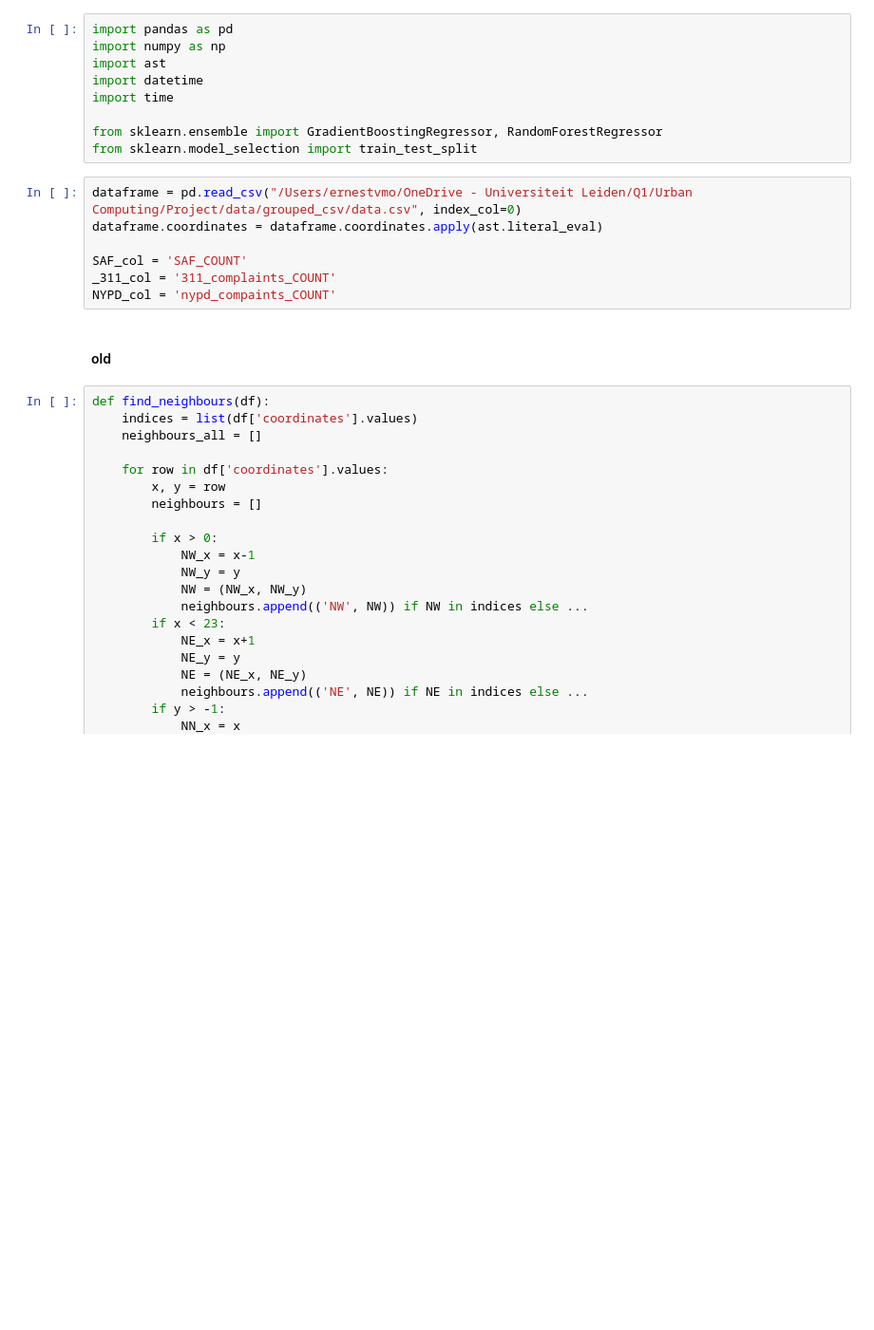
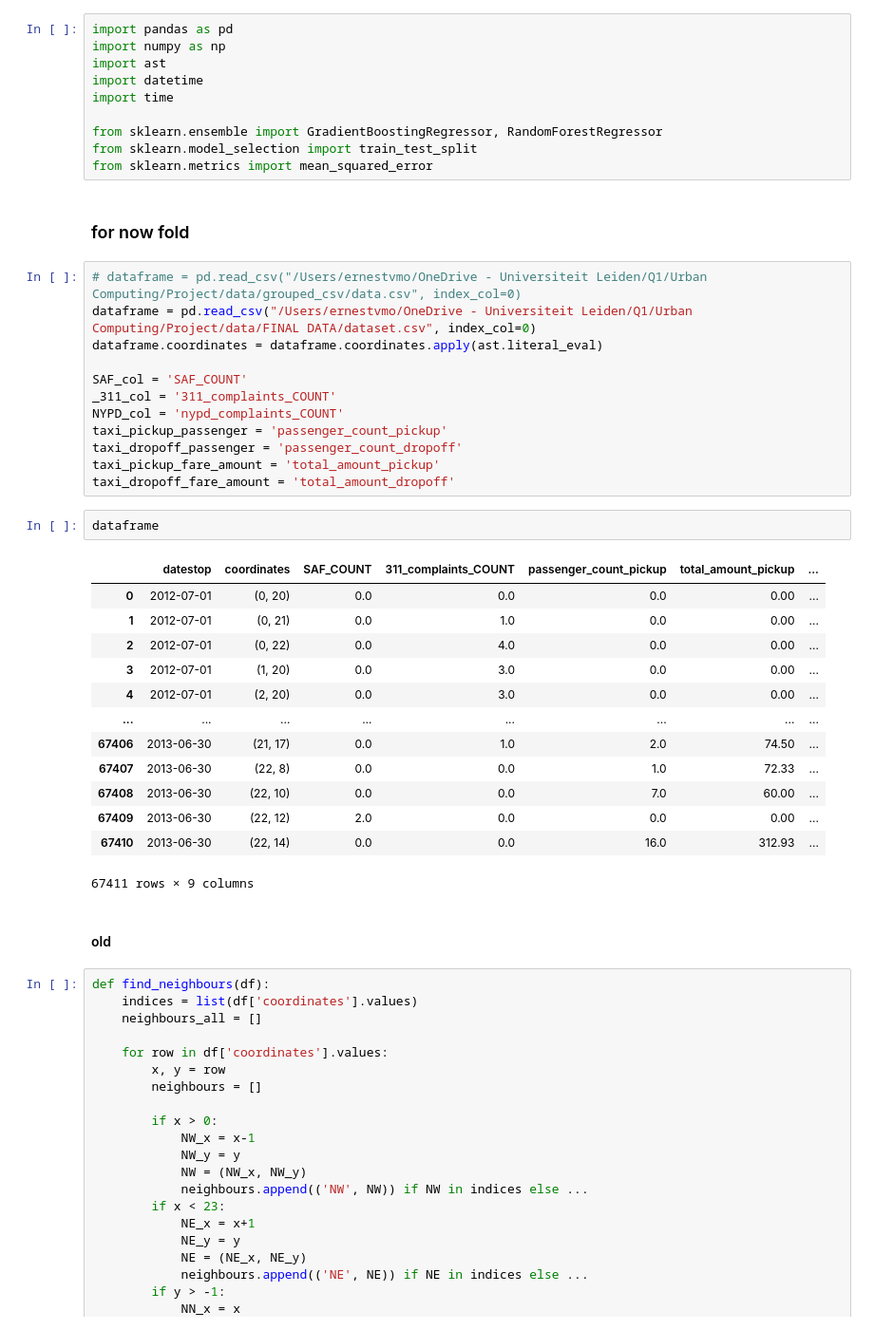
Before and after one commit to ernestvmo/spatio-temporal-crime-prediction, a Jupyter notebook: preparingXYdf_Ernest.ipynb, the cells around one changed output. Shown at 95% size. Drawn from its saved outputs; the diff is of its cells as text; blank space fills up the shorter version.

Commit message:
Add indexing files, updated README

```diff
--- a/preparingXYdf_Ernest.ipynb
+++ b/preparingXYdf_Ernest.ipynb
@@ -7,13 +7,37 @@ import time
 
 from sklearn.ensemble import GradientBoostingRegressor, RandomForestRegressor
 from sklearn.model_selection import train_test_split
+from sklearn.metrics import mean_squared_error
+# %% [markdown]
+### for now fold
 # %%
-dataframe = pd.read_csv("/Users/ernestvmo/OneDrive - Universiteit Leiden/Q1/Urban Computing/Project/data/grouped_csv/data.csv", index_col=0)
+# dataframe = pd.read_csv("/Users/ernestvmo/OneDrive - Universiteit Leiden/Q1/Urban Computing/Project/data/grouped_csv/data.csv", index_col=0)
+dataframe = pd.read_csv("/Users/ernestvmo/OneDrive - Universiteit Leiden/Q1/Urban Computing/Project/data/FINAL DATA/dataset.csv", index_col=0)
 dataframe.coordinates = dataframe.coordinates.apply(ast.literal_eval)
 
 SAF_col = 'SAF_COUNT'
 _311_col = '311_complaints_COUNT'
-NYPD_col = 'nypd_compaints_COUNT'
+NYPD_col = 'nypd_complaints_COUNT'
+taxi_pickup_passenger = 'passenger_count_pickup'
+taxi_dropoff_passenger = 'passenger_count_dropoff'
+taxi_pickup_fare_amount = 'total_amount_pickup'
+taxi_dropoff_fare_amount = 'total_amount_dropoff'
+# %%
+dataframe
+# %% [output]
+|  | datestop | coordinates | SAF_COUNT | 311_complaints_COUNT | passenger_count_pickup | total_amount_pickup | ... |
+| 0 | 2012-07-01 | (0, 20) | 0.0 | 0.0 | 0.0 | 0.00 | ... |
+| 1 | 2012-07-01 | (0, 21) | 0.0 | 1.0 | 0.0 | 0.00 | ... |
+| 2 | 2012-07-01 | (0, 22) | 0.0 | 4.0 | 0.0 | 0.00 | ... |
+| 3 | 2012-07-01 | (1, 20) | 0.0 | 3.0 | 0.0 | 0.00 | ... |
+| 4 | 2012-07-01 | (2, 20) | 0.0 | 3.0 | 0.0 | 0.00 | ... |
+| ... | ... | ... | ... | ... | ... | ... | ... |
+| 67406 | 2013-06-30 | (21, 17) | 0.0 | 1.0 | 2.0 | 74.50 | ... |
+| 67407 | 2013-06-30 | (22, 8) | 0.0 | 0.0 | 1.0 | 72.33 | ... |
+| 67408 | 2013-06-30 | (22, 10) | 0.0 | 0.0 | 7.0 | 60.00 | ... |
+| 67409 | 2013-06-30 | (22, 12) | 2.0 | 0.0 | 0.0 | 0.00 | ... |
+| 67410 | 2013-06-30 | (22, 14) | 0.0 | 0.0 | 16.0 | 312.93 | ... |
+67411 rows × 9 columns
 # %% [markdown]
 #### old
 # %%
```
Also changed, not shown: parts of 49 cells of this notebook, 8 other files.
